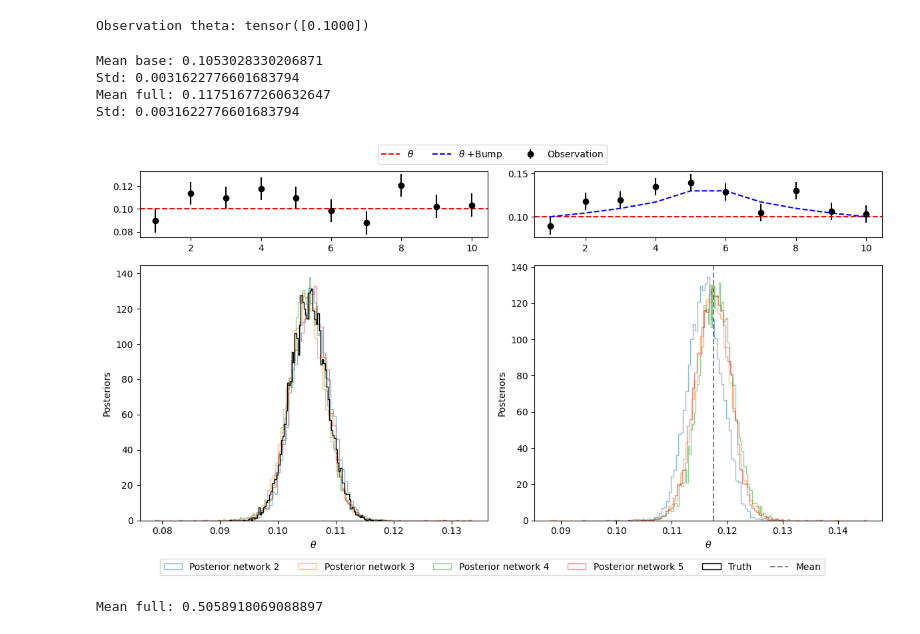
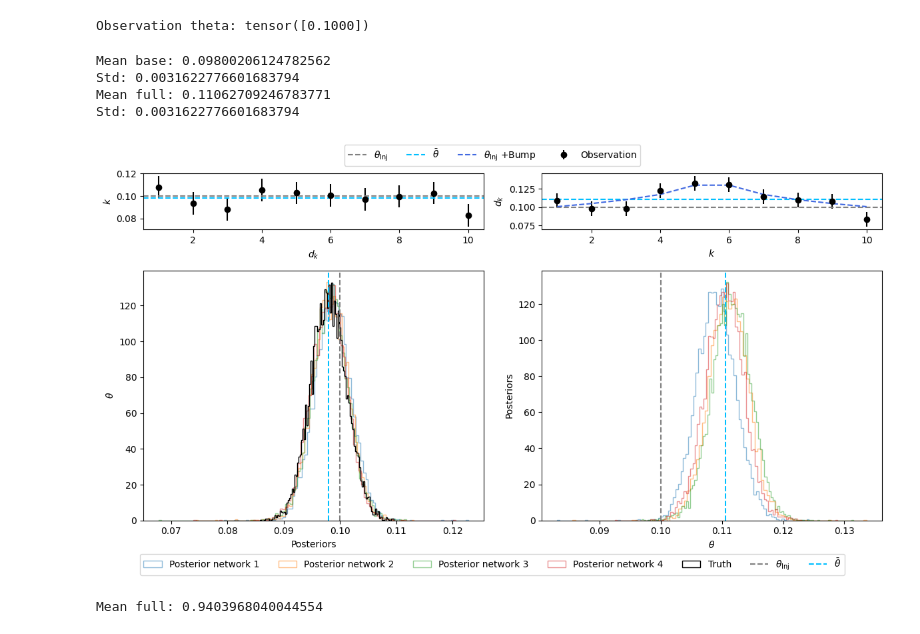
Before and after one commit to Mauropieroni/ACP-test-fork, a Jupyter notebook: scripts/notebooks_for_plots/plot_KL_extrapolation.ipynb, the cells around one changed output. Cells and saved outputs as stored; diff of their text form; code cells hidden in the pictures.

```diff
--- a/scripts/notebooks_for_plots/plot_KL_extrapolation.ipynb
+++ b/scripts/notebooks_for_plots/plot_KL_extrapolation.ipynb
@@ -40,15 +53,0 @@ ValueError: x and y must have same first dimension, but have shapes (1000,) and
-# %%
-fig, ax = plt.subplots(1, 2, figsize=(12, 6))
-
-for i in range(data['KL'].shape[1]):
-    ax[0].plot(data['KL'][:,i], label=f"{i}")
-
-ax[0].set_title('KL divergence')
-ax[0].set_xlabel('epoch')
-ax[0].set_yscale('log')
-
-x = np.arange(data['KL'].shape[0])
-ax[1].plot(1e-2 * .9**(x/1.5) )
-ax[1].set_title('Learning rate')
-ax[1].set_xlabel('epoch')
-ax[1].set_yscale('log')
@@ -57,5 +54,5 @@ ax[1].set_yscale('log')
 # %%
-xx = torch.tensor((1 - np.abs( np.linspace(-1, 1, 10) ) **.25))
+xx = torch.tensor((1.01 - np.abs( np.linspace(-1, 1, 10) ) **.25))
 xx /= torch.max(xx)
 # %%
 bump_par = 3e-2
@@ -80,9 +76,9 @@ dd_full = np.random.normal(mean_full, std, 10000)
 print('Mean full:', mean_full)
 print('Std:', std)
 # %% [output]
-Mean base: 0.1053028330206871
+Mean base: 0.09800206124782562
 Std: 0.0031622776601683794
-Mean full: 0.11751677260632647
+Mean full: 0.11062709246783771
 Std: 0.0031622776601683794
 # %%
 density_estimators = [
@@ -126,57 +122,70 @@ gs = gridspec.GridSpec(4, 2, figure=fig)
 # Main plot takes up 3/4 of the figure
 ax11 = fig.add_subplot(gs[0, 0])
 ax11.errorbar(np.arange(1, 11, 1), observation_data, yerr=.01, color='black', linestyle=' ', marker='o')
-ax11.axhline(observation_theta[0], color='red', linestyle='--', label=r'$\theta$')
+ax11.axhline(observation_theta[0], color='grey', linestyle='--', label=r'$\theta_{\rm Inj}$')
+ax11.axhline(observation_data.mean(), color='deepskyblue', linestyle='--', label=r'$\bar{\theta}$')
+ax11.set_xlabel(r'$d_k$')
+ax11.set_ylabel(r'$k$')
+
 #ax11.legend(loc=3)
 #ax11.set_title('Observation')
 
 # Smaller plot takes up 1/4 of the figure
 ax12 = fig.add_subplot(gs[1:4, 0])
 for i in range(1, n_networks):
-    ax12.hist(pp_samples_base[i], bins=100, density=True, alpha=.5, label=f'Posterior network {i +1}', histtype='step');
+    ax12.hist(pp_samples_base[i], bins=100, density=True, alpha=.5, label=f'Posterior network {i}', histtype='step');
 ax12.hist(dd_base, bins=100, density=True, label='Truth', histtype='step', color='black');
-ax12.set_xlabel(r'$\theta$')
-ax12.set_ylabel('Posteriors')
+ax12.set_ylabel(r'$\theta$')
+ax12.set_xlabel('Posteriors')
+
+ax12.axvline(observation_theta[0], color='grey', linestyle='--', label=r'$\theta_{\rm Inj}$')
+ax12.axvline(observation_data.mean(), color='deepskyblue', linestyle='--', label=r'$\bar{\theta}$')
 
 # Main plot takes up 3/4 of the figure
 ax21 = fig.add_subplot(gs[0, 1])
-ax21.errorbar(np.arange(1, 11, 1), full_data, yerr=.01, color='black', label='Observation', linestyle=' ', marker='o')
-ax21.axhline(observation_theta[0], color='red', linestyle='--')
-ax21.plot(np.arange(1, 11, 1), bump_par * xx + observation_theta[0], color='blue', linestyle='--', label=r'$\theta$ +Bump')
+ax21.errorbar(np.arange(1, 11, 1), full_data, yerr=.01, color='black', linestyle=' ', marker='o', label='Observation')
+ax21.axhline(observation_theta[0], color='grey', linestyle='--', )
+ax21.axhline(full_data.mean(), color='deepskyblue', linestyle='--',)
+ax21.plot(np.arange(1, 11, 1), bump_par * xx + observation_theta[0], color='royalblue', linestyle='--', label=r'$\theta_{\rm Inj}$ +Bump')
 #ax21.set_title('Observation')
+ax21.set_ylabel(r'$d_k$')
+ax21.set_xlabel(r'$k$')
 
 # Smaller plot takes up 1/4 of the figure
 ax22 = fig.add_subplot(gs[1:4, 1])
-ax22.axvline(mean_full, label='Mean', color='grey', linestyle='--');
+# ax22.axvline(mean_full, label='Mean', color='grey', linestyle='--');
 for i in range(1, n_networks):
     ax22.hist(pp_samples_full[i], bins=100, density=True, alpha=.5, histtype='step');
 ax22.set_xlabel(r'$\theta$')
 ax22.set_ylabel('Posteriors')
+
+ax22.axvline(observation_theta[0], color='grey', linestyle='--')
+ax22.axvline(full_data.mean(), color='deepskyblue', linestyle='--')
 
 # Add common legends
 handlestop, labelstop = ax11.get_legend_handles_labels()
 handles_aux, labels_aux = ax21.get_legend_handles_labels()
 handlestop += handles_aux
 labelstop += labels_aux
 
-fig.legend(handlestop, labelstop, loc='upper center', bbox_to_anchor=(0.5, 1.05), ncol=3)
+fig.legend(handlestop, labelstop, loc='upper center', bbox_to_anchor=(0.5, 1.05), ncol=4)
 
 handlesbottom, labelsbottom = ax12.get_legend_handles_labels()
 handles_aux, labels_aux = ax22.get_legend_handles_labels()
 handlesbottom += handles_aux
 labelsbottom += labels_aux
 fig.legend(handlesbottom, labelsbottom, loc='lower center', bbox_to_anchor=(0.5, -0.05), ncol=7)
 
 fig.tight_layout()
 plt.savefig('final_plots/posteriors_bump.pdf', bbox_inches='tight')
 # %% [output]
-[figure, old version]
+[figure, new version]
 # %%
 new_observation_theta = torch.tensor([0.1])
 new_observation_data = ext.simulator(new_observation_theta)
 
-full_data = new_observation_data + xx
+full_data = new_observation_data + 2 * xx
 mean_full = float(full_data.mean())
 print('Mean full:', mean_full)
 # %% [output]
-Mean full: 0.5058918069088897
+Mean full: 0.9403968040044554
```
Also changed, not shown: parts of 8 cells of this notebook, 4 other files.
